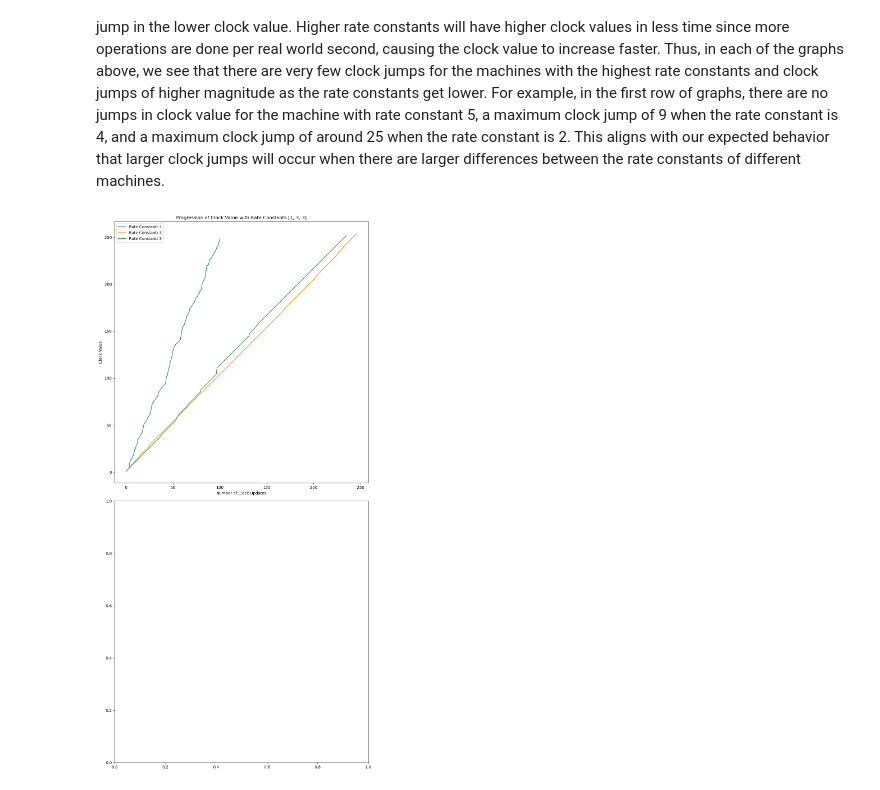
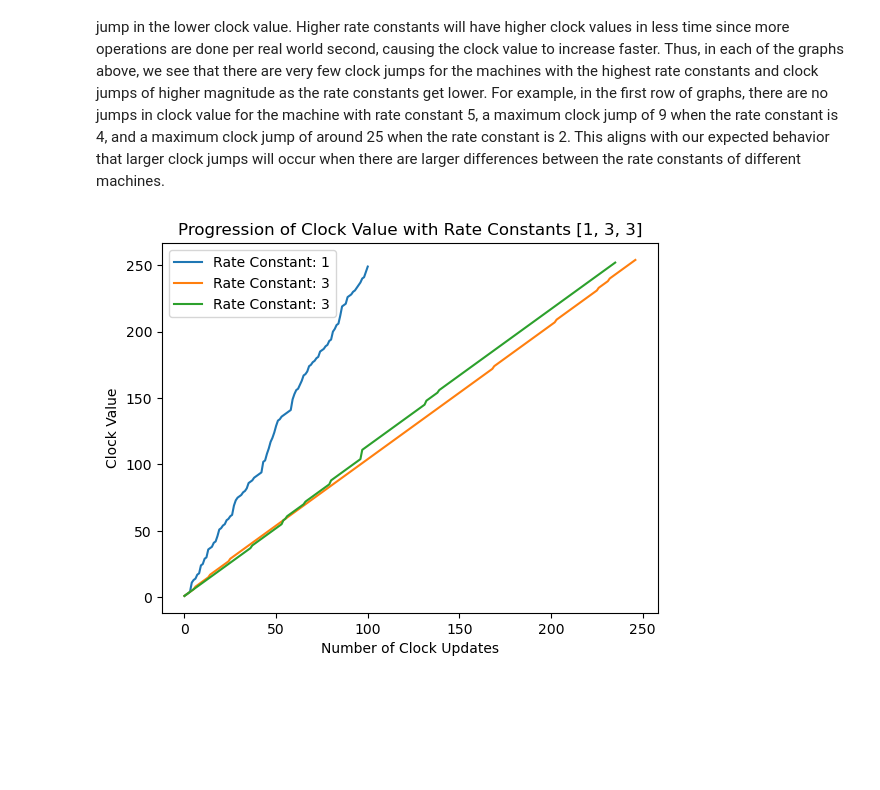
Before and after one commit to rnori-harv/DistributedSystemModel, a Jupyter notebook: CS 262 Engineering Notebook.ipynb, the cells around one changed output. Saved outputs shown, nothing was run; the diff lists cells and outputs as text; code cells hidden in the pictures; blank space fills up the shorter version.

```diff
--- a/CS 262 Engineering Notebook.ipynb
+++ b/CS 262 Engineering Notebook.ipynb
@@ -120,15 +120,13 @@ for key in clock_dict_lowvar.keys():
 # %%
 RATE_CONST_LOWVAR = {1: [1,3,3]}
 # %%
-fig, axs  = plt.subplots(2, 1, figsize = (10,20))
 for key in clock_dict_lowvar.keys():
     for i in range(len(clock_dict_lowvar[key])):
-        axs[key - 1].plot(clock_dict_lowvar[key][i], label = "Rate Constant: " + str(RATE_CONST_LOWVAR[key][i]))
-        axs[key - 1].set_title("Progression of Clock Value with Rate Constants " + str(RATE_CONST_LOWVAR[key]))
-        axs[key - 1].set_xlabel("Number of Clock Updates")
-        axs[key - 1].set_ylabel("Clock Value")
-        axs[key - 1].legend()
-fig.tight_layout()
+        plt.plot(clock_dict_lowvar[key][i], label = "Rate Constant: " + str(RATE_CONST_LOWVAR[key][i]))
+        plt.title("Progression of Clock Value with Rate Constants " + str(RATE_CONST_LOWVAR[key]))
+        plt.xlabel("Number of Clock Updates")
+        plt.ylabel("Clock Value")
+        plt.legend()
 # %% [output]
-[figure, old version]
+[figure, new version]
 # %%
```
Also changed, not shown: parts of 4 cells of this notebook.
